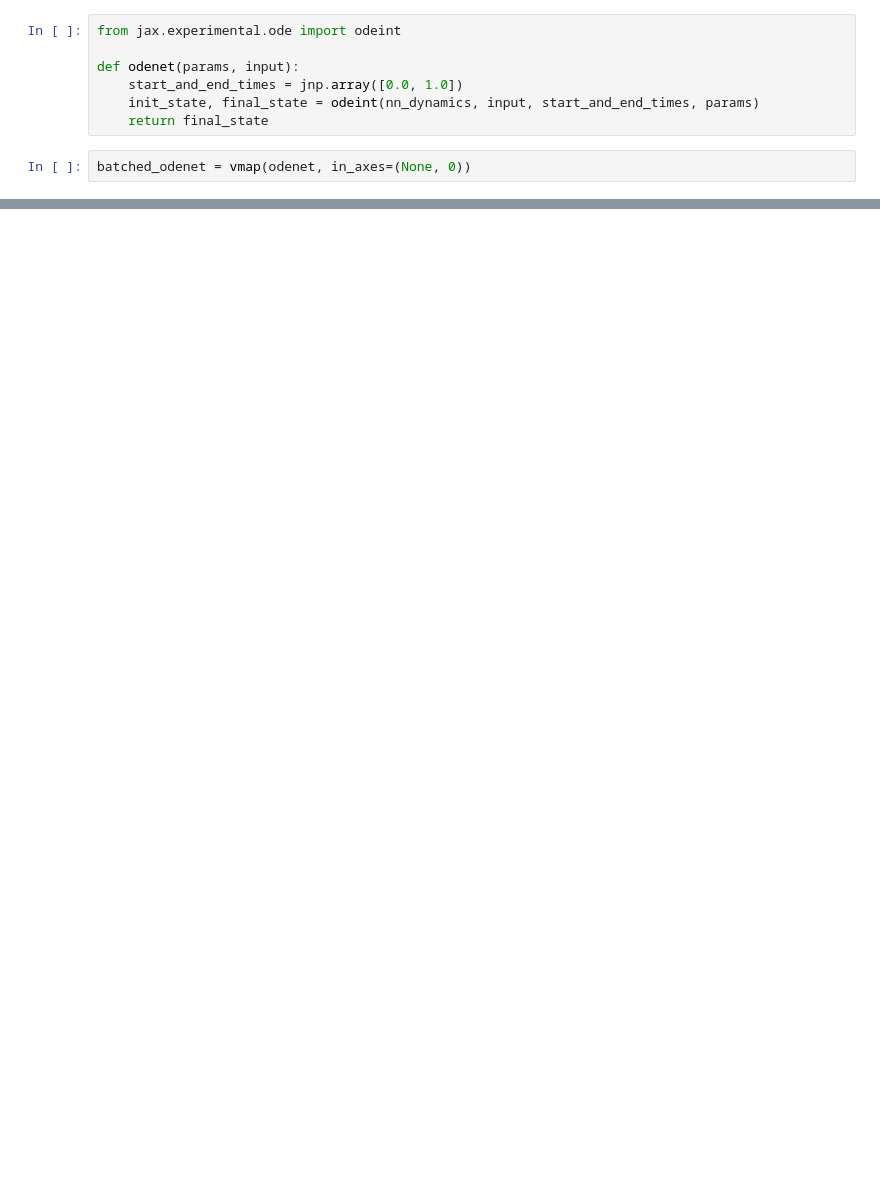
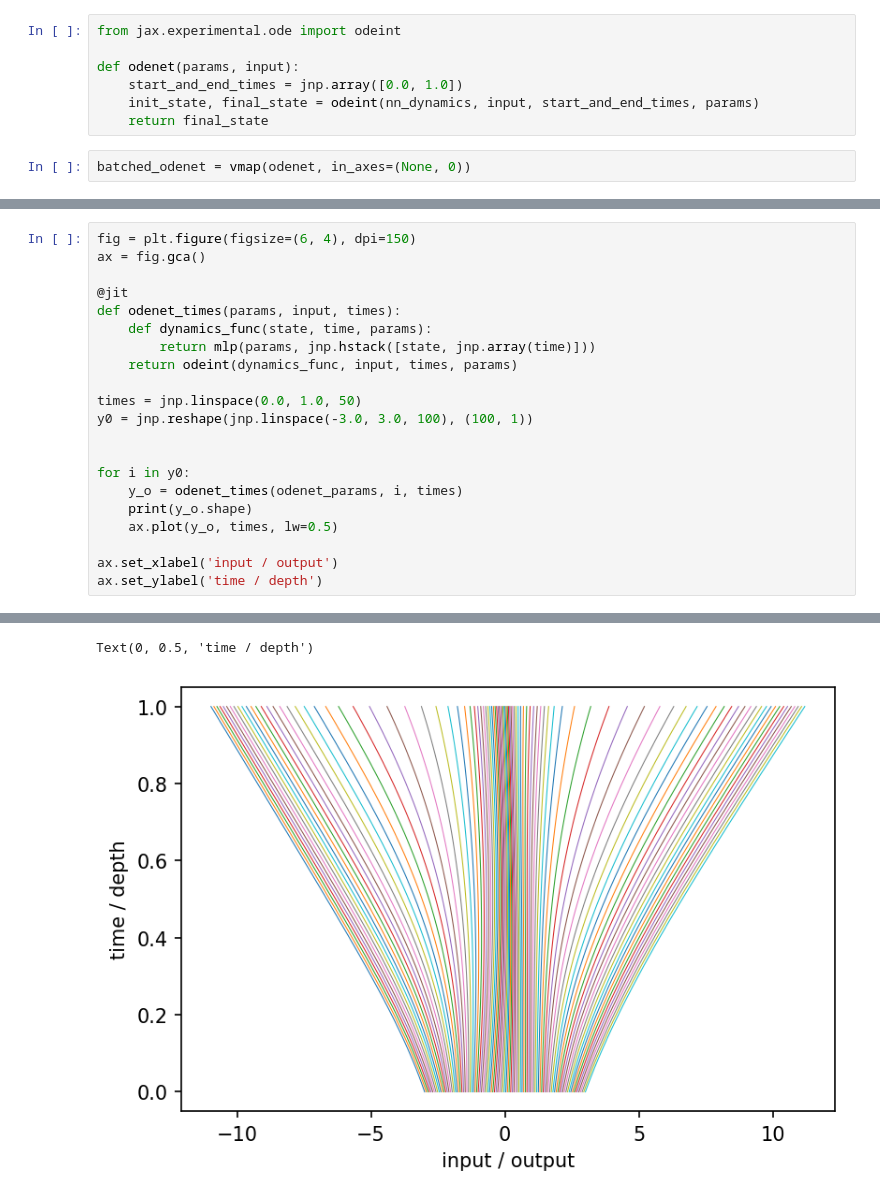
Before and after one commit to raj-brown/APMA2070, a Jupyter notebook: Lecture_7_Notebook/resnet_v_odenet.ipynb, the cells around one changed output, grey strips where cells are left out. Saved outputs shown, nothing was run; the diff lists cells and outputs as text; blank space fills up the shorter version.

```diff
--- a/Lecture_7_Notebook/resnet_v_odenet.ipynb
+++ b/Lecture_7_Notebook/resnet_v_odenet.ipynb
@@ -109,0 +112,22 @@ plt.legend(('Resnet predictions', 'ODE Net predictions'))
+# %%
+fig = plt.figure(figsize=(6, 4), dpi=150)
+ax = fig.gca()
+
+@jit
+def odenet_times(params, input, times):
+    def dynamics_func(state, time, params):
+        return mlp(params, jnp.hstack([state, jnp.array(time)]))
+    return odeint(dynamics_func, input, times, params)
+
+times = jnp.linspace(0.0, 1.0, 50)
+y0 = jnp.reshape(jnp.linspace(-3.0, 3.0, 100), (100, 1))
+
+
+for i in y0:
+    y_o = odenet_times(odenet_params, i, times)
+    print(y_o.shape)
+    ax.plot(y_o, times, lw=0.5)
+
+ax.set_xlabel('input / output')
+ax.set_ylabel('time / depth')
+# %% [output]
@@ -109,0 +151,2 @@ plt.legend(('Resnet predictions', 'ODE Net predictions'))
+Text(0, 0.5, 'time / depth')
+[figure, added]
```
Also changed, not shown: parts of 4 cells of this notebook.
